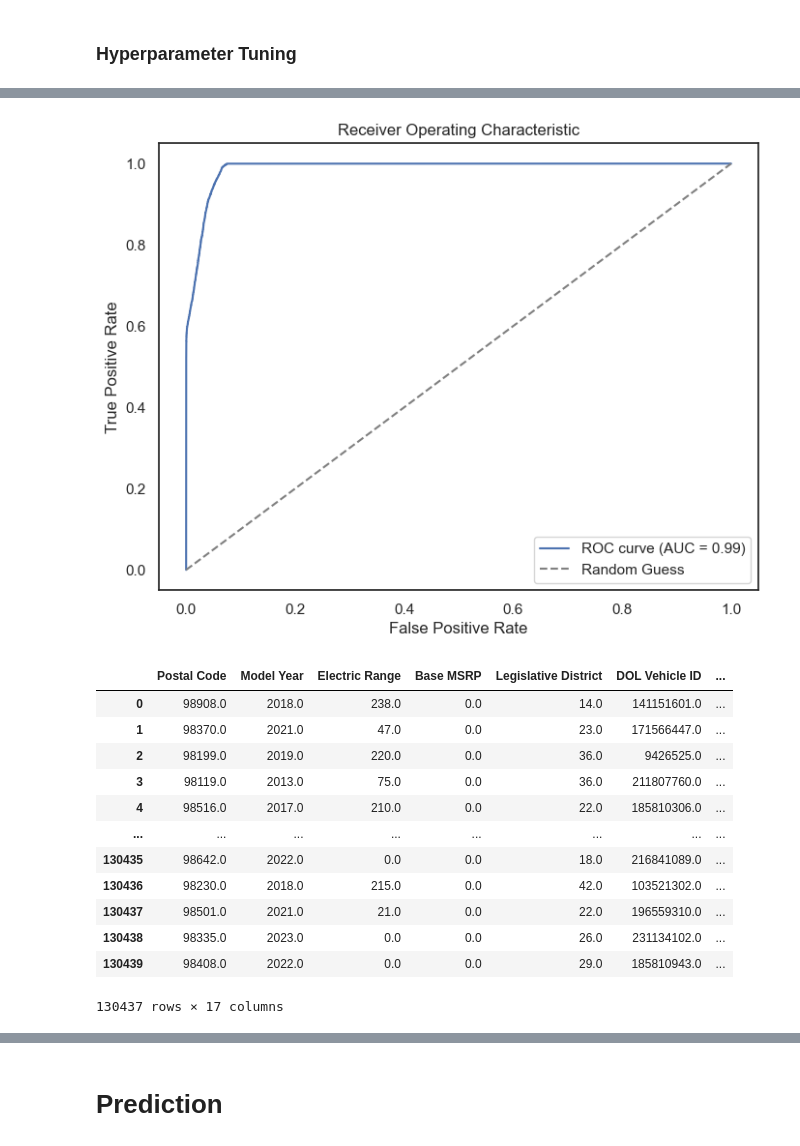
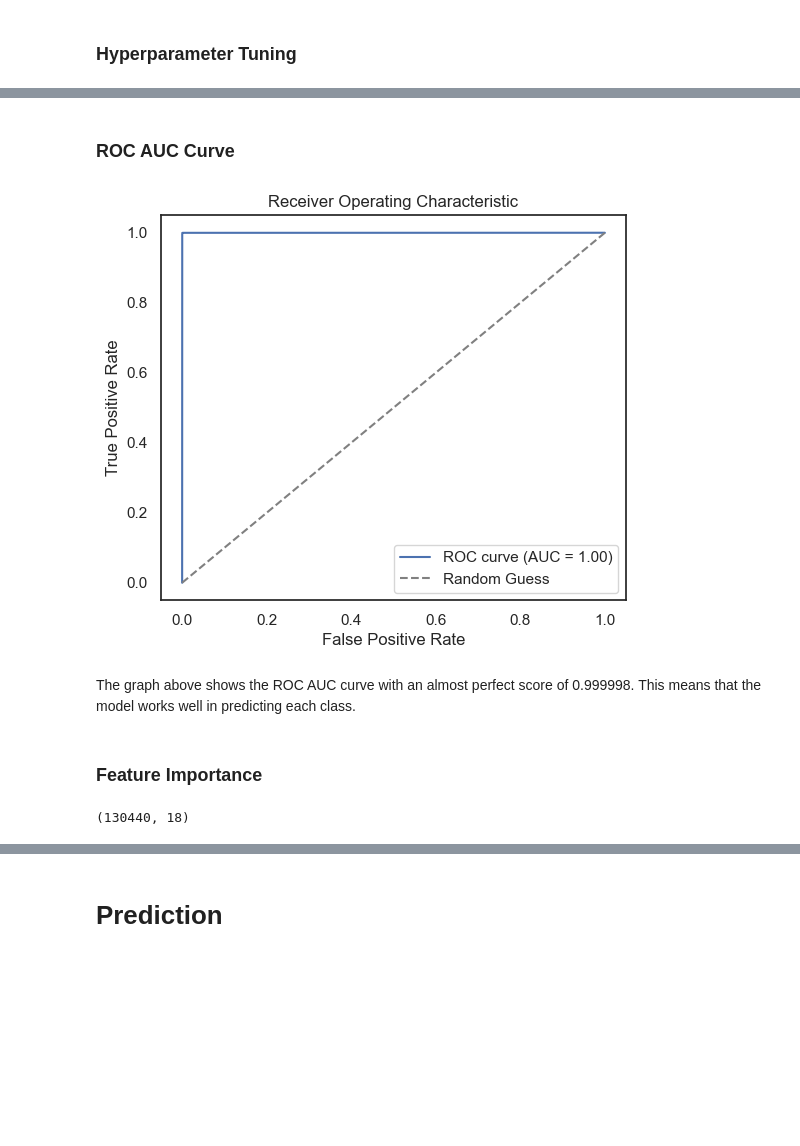
Before and after one commit to crypter70/Electric-Vehicle-Type-Classification, a Jupyter notebook: Electric Vehicle Type Classification.ipynb, the cells around one changed output, grey strips where cells are left out. Cells and saved outputs as stored; diff of their text form; code cells hidden in the pictures; blank space fills up the shorter version.

```diff
--- a/Electric Vehicle Type Classification.ipynb
+++ b/Electric Vehicle Type Classification.ipynb
@@ -981,15 +1072,18 @@ param_grid = {
     'C': [0.1, 1, 10, 20],
     'fit_intercept': [True, False],
     'class_weight': [None, 'balanced'],
-#     'solver' : ['lbfgs','newton-cg'],
     'max_iter': [100, 200, 300],
     'random_state': [None, 42, 21],
     'warm_start': [True, False]
 }
 
-grid_lr = GridSearchCV(LR_classifier, param_grid, cv=kf, n_jobs=-1)
+# initialize GridSearchCV objects for accuracy and ROC AUC score
+grid_lr_acc = GridSearchCV(LR_classifier, param_grid, cv=kf, n_jobs=-1, scoring='accuracy')
+grid_lr_rocauc = GridSearchCV(LR_classifier, param_grid, cv=kf, n_jobs=-1, scoring='roc_auc')
 
-grid_lr.fit(X_train_resampled, y_train_resampled)
+# perform grid search for accuracy and ROC AUC score
+grid_lr_acc.fit(X_train_resampled, y_train_resampled)
+grid_lr_rocauc.fit(X_train_resampled, y_train_resampled)
 # %% [output]
 GridSearchCV(cv=KFold(n_splits=10, random_state=42, shuffle=True),
              estimator=LogisticRegression(), n_jobs=-1,
@@ -1124,9 +1234,13 @@ param_grid = {
     'bootstrap': [True, False],
 }
 
-grid_rf = GridSearchCV(RF_classifier, param_grid, cv=kf, n_jobs=-1)
+# initialize GridSearchCV objects for accuracy and ROC AUC score
+grid_rf_acc = GridSearchCV(RF_classifier, param_grid, cv=kf, n_jobs=-1, scoring='accuracy')
+grid_rf_rocauc = GridSearchCV(RF_classifier, param_grid, cv=kf, n_jobs=-1, scoring='roc_auc')
 
-grid_rf.fit(X_train_resampled, y_train_resampled)
+# perform grid search for accuracy and ROC AUC score
+grid_rf_acc.fit(X_train_resampled, y_train_resampled)
+grid_rf_rocauc.fit(X_train_resampled, y_train_resampled)
 # %% [output]
 GridSearchCV(cv=KFold(n_splits=10, random_state=42, shuffle=True),
              estimator=RandomForestClassifier(), n_jobs=-1,
@@ -1135,11 +1250,17 @@ GridSearchCV(cv=KFold(n_splits=10, random_state=42, shuffle=True),
 # %%
-best_hyperparams = grid_rf.best_params_
-print("Best hyperparameters: \n", best_hyperparams)
+best_hyperparams_acc = grid_rf_acc.best_params_
+best_hyperparams_rocauc = grid_rf_rocauc.best_params_
 
-rf_after_tuned_cv_acc_scores = grid_rf.best_score_
+print("Best hyperparameters for accuracy and ROC AUC:")
+print("Accuracy :\n", best_hyperparams_acc)
+print("ROC AUC  :\n", best_hyperparams_rocauc)
 
-print(f"\nThe cross-validation accuracy score for tuned {chart} after a 10 fold cross validation:\n",
-      rf_after_tuned_cv_acc_scores)
+rf_after_tuned_cv_acc_scores = grid_rf_acc.best_score_
+rf_after_tuned_cv_rocauc_scores = grid_rf_rocauc.best_score_
 
-best_rf_model = grid_rf.best_estimator_
+print(f"\nThe cross-validation accuracy and ROC AUC score for tuned {chart} after a 10 fold cross validation:")
+print("Accuracy :", rf_after_tuned_cv_acc_scores)
+print("ROC AUC  :", rf_after_tuned_cv_rocauc_scores)
+
+best_rf_model = grid_rf_acc.best_estimator_
 # %% [output]
@@ -1353,42 +1524,31 @@ plotting_cm(cm, chart)
+# %% [markdown]
+### ROC AUC Curve
 # %%
 from sklearn.metrics import roc_curve, auc
 
-# Calculate the predicted probabilities for the positive class
-y_prob = best_xgb_model.predict_proba(X_test)[:, 1]
+y_prob = best_rf_model.predict_proba(X_test)[:, 1]
 
-# Compute the false positive rate, true positive rate, and thresholds
 fpr, tpr, thresholds = roc_curve(y_test, y_prob)
-
-# Compute the area under the ROC curve
 roc_auc = auc(fpr, tpr)
 
-# Plot the ROC curve
-plt.figure(figsize=(8, 6))
+plt.figure(figsize=(6, 5))
 plt.plot(fpr, tpr, label='ROC curve (AUC = {:.2f})'.format(roc_auc))
 plt.plot([0, 1], [0, 1], linestyle='--', color='gray', label='Random Guess')
 plt.xlabel('False Positive Rate')
 plt.ylabel('True Positive Rate')
 plt.title('Receiver Operating Characteristic')
 plt.legend(loc='lower right')
 plt.show()
 # %% [output]
-[figure, old version]
+[figure, new version]
+# %% [markdown]
+The graph above shows the ROC AUC curve with an almost perfect score of 0.999998. This means that the model works well in predicting each class.
+# %% [markdown]
+### Feature Importance
+# %%
+train.shape
+# %% [output]
+(130440, 18)
 # %%
 X = train.drop('Electric Vehicle Type', axis=1)
 y = train['Electric Vehicle Type']
-# %%
-X
-# %% [output]
-|  | Postal Code | Model Year | Electric Range | Base MSRP | Legislative District | DOL Vehicle ID | ... |
-| 0 | 98908.0 | 2018.0 | 238.0 | 0.0 | 14.0 | 141151601.0 | ... |
-| 1 | 98370.0 | 2021.0 | 47.0 | 0.0 | 23.0 | 171566447.0 | ... |
-| 2 | 98199.0 | 2019.0 | 220.0 | 0.0 | 36.0 | 9426525.0 | ... |
-| 3 | 98119.0 | 2013.0 | 75.0 | 0.0 | 36.0 | 211807760.0 | ... |
-| 4 | 98516.0 | 2017.0 | 210.0 | 0.0 | 22.0 | 185810306.0 | ... |
-| ... | ... | ... | ... | ... | ... | ... | ... |
-| 130435 | 98642.0 | 2022.0 | 0.0 | 0.0 | 18.0 | 216841089.0 | ... |
-| 130436 | 98230.0 | 2018.0 | 215.0 | 0.0 | 42.0 | 103521302.0 | ... |
-| 130437 | 98501.0 | 2021.0 | 21.0 | 0.0 | 22.0 | 196559310.0 | ... |
-| 130438 | 98335.0 | 2023.0 | 0.0 | 0.0 | 26.0 | 231134102.0 | ... |
-| 130439 | 98408.0 | 2022.0 | 0.0 | 0.0 | 29.0 | 185810943.0 | ... |
-130437 rows × 17 columns
```
Also changed, not shown: parts of 122 cells of this notebook.
